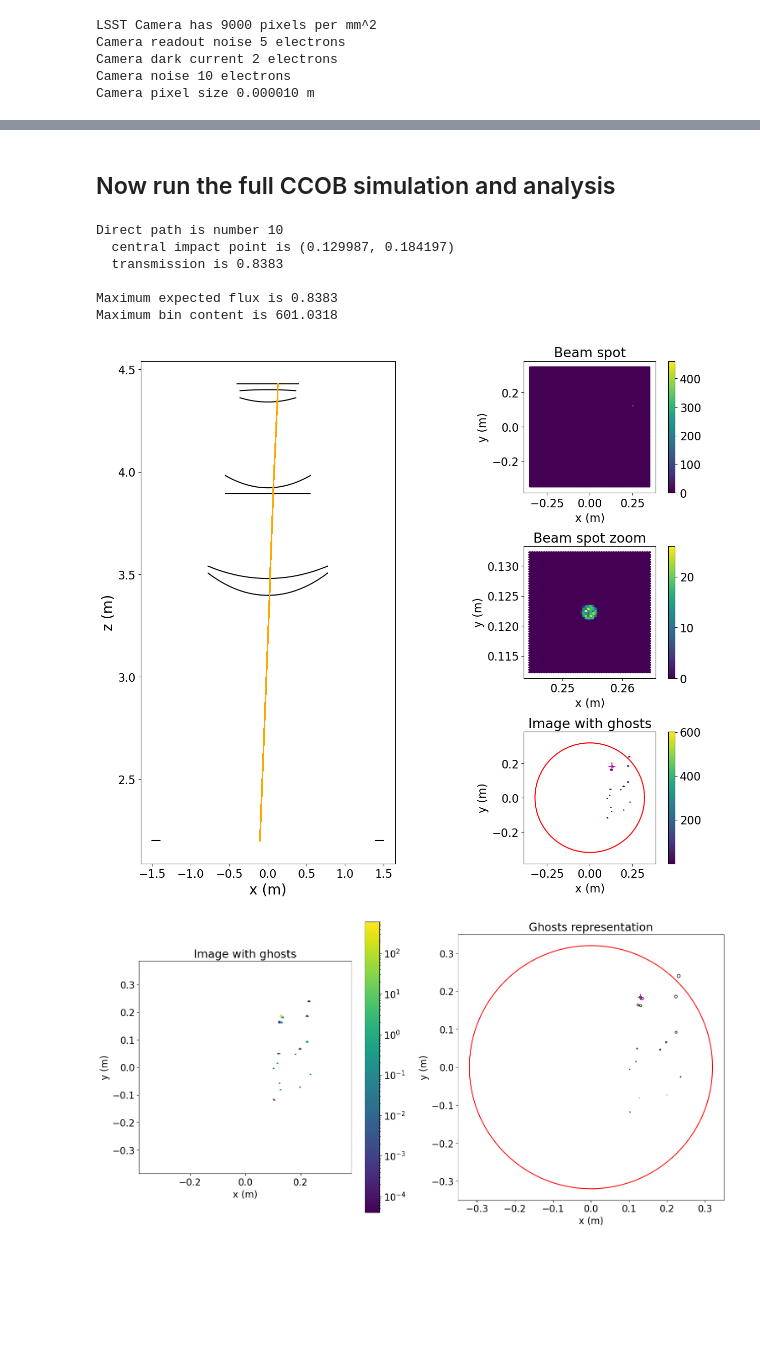
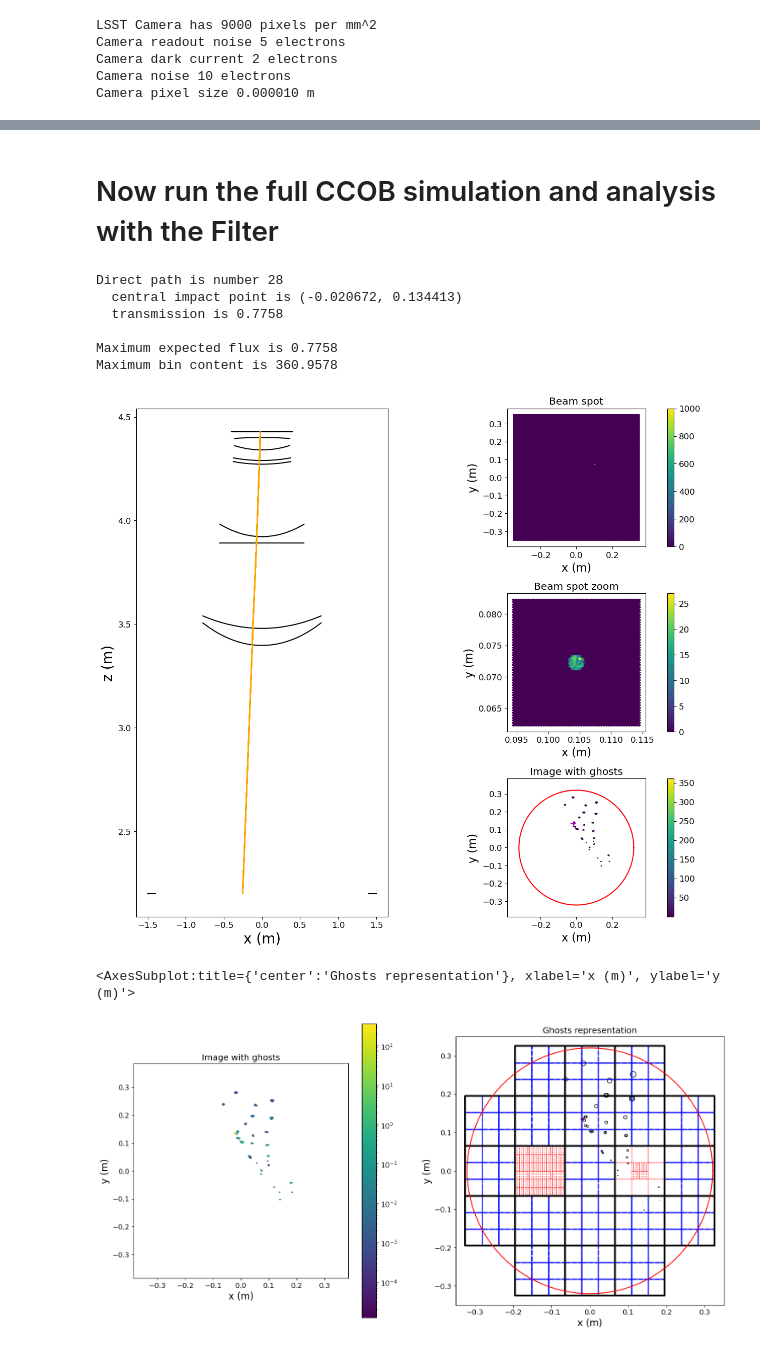
Before and after one commit to lsst-camera-dh/ghosts, a Jupyter notebook: notebooks/LSST_CCOB_throughput_ghosts.ipynb, the cells around one changed output, grey strips where cells are left out. Saved outputs shown, nothing was run; the diff lists cells and outputs as text; code cells hidden in the pictures; blank space fills up the shorter version.

Commit message:
improve text and fix throughput ghost nb

```diff
--- a/notebooks/LSST_CCOB_throughput_ghosts.ipynb
+++ b/notebooks/LSST_CCOB_throughput_ghosts.ipynb
@@ -27,12 +27,12 @@ from ghosts.analysis import compute_ghost_separations, reduce_ghosts
 from ghosts.analysis import match_ghosts, compute_reduced_distance, compute_2d_reduced_distance, find_nearest_ghost
 from ghosts.analysis import make_data_frame
 
-from ghosts.beam_configs import BEAM_CONFIG_0, BEAM_CONFIG_1, BEAM_CONFIG_3, FAST_BEAM_CONFIG_1, BASE_BEAM_SET
+from ghosts.beam_configs import BEAM_CONFIG_0, BEAM_CONFIG_1, BEAM_CONFIG_3, BEAM_CONFIG_4, FAST_BEAM_CONFIG_1, BASE_BEAM_SET
 from ghosts.geom_configs import GEOM_CONFIG_0, GEOM_CONFIG_1, GEOM_CONFIG_2
 
 from ghosts.camera import build_camera, show_camera
 
-plt.rcParams['font.size']=16
+plt.rcParams['font.size']=12
 # %%
 # Some numbers from the constants module for reference
 from ghosts.constants import *
@@ -82,38 +87,42 @@ N photons per pixel 3.914661e+06 for 100 nW at 600 nm
 # %% [markdown]
-## Now run the full CCOB simulation and analysis
+# Now run the full CCOB simulation and analysis with the Filter
 # %%
 # adjust beam config
-BEAM_CONFIG_600 = copy.deepcopy(BEAM_CONFIG_3)
+BEAM_CONFIG_600 = copy.deepcopy(BEAM_CONFIG_4)
 BEAM_CONFIG_600['id'] = 600
 BEAM_CONFIG_600['wl'] = 600e-9
 BEAM_CONFIG_600['n_photons'] = 1000
 # %%
 # Second CCOB like geometry, i.e. lenses + filters
-telescope = batoid.Optic.fromYaml("../data/LSST_CCOB_r.yaml")
+#telescope = batoid.Optic.fromYaml("../data/LSST_CCOB_r.yaml")
+telescope = batoid.Optic.fromYaml("../data/LSST_CCOB_r_with_filter.yaml")
 
 # Make refractive interfaces partially reflective
 # Call on current telescope, smart coating is [lens, filter, camera]
 tweak_optics.make_optics_reflective(telescope, coating='smart',
                                     r_frac=[lens_reflectivity_600nm, filter_reflectivity_600nm, ccd_reflectivity_600nm])
 
 # Run simulation with standard beam config
 trace_full, r_forward, r_reverse, rays = simulator.run_simulation(telescope, beam_config=BEAM_CONFIG_600)
 simulation = [trace_full, r_forward, r_reverse, rays]
 # Check setup
 plotter.plot_setup(telescope, simulation)
 
 # camera and ghosts visualization
 spots_data, _spots = reduce_ghosts(r_forward)
 spots_data_frame = make_data_frame(spots_data)
-_fig, _ax = plotter.plot_full_camera_and_spots(r_forward, spots_data_frame, log_scale=True)
+_fig, ax = plotter.plot_full_camera_and_spots(r_forward, spots_data_frame, log_scale=True)
+camera = build_camera()
+show_camera(ax[1], camera)
 # %% [output]
-Direct path is number 10
-  central impact point is (0.129987, 0.184197)
-  transmission is 0.8383
+Direct path is number 28
+  central impact point is (-0.020672, 0.134413)
+  transmission is 0.7758
 
-Maximum expected flux is 0.8383
-Maximum bin content is 601.0318
+Maximum expected flux is 0.7758
+Maximum bin content is 360.9578
-[figure, old version]
+[figure, new version]
+<AxesSubplot:title={'center':'Ghosts representation'}, xlabel='x (m)', ylabel='y (m)'>
-[figure, old version]
+[figure, new version]
 # %%
 # make figure and fill with plots
```
Also changed, not shown: parts of 21 cells of this notebook.
